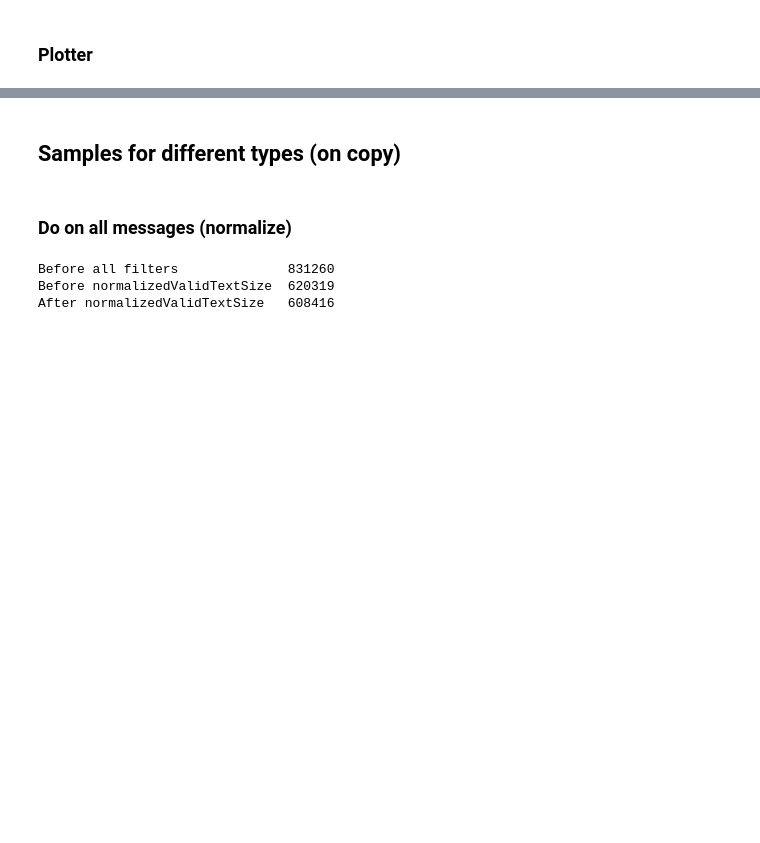
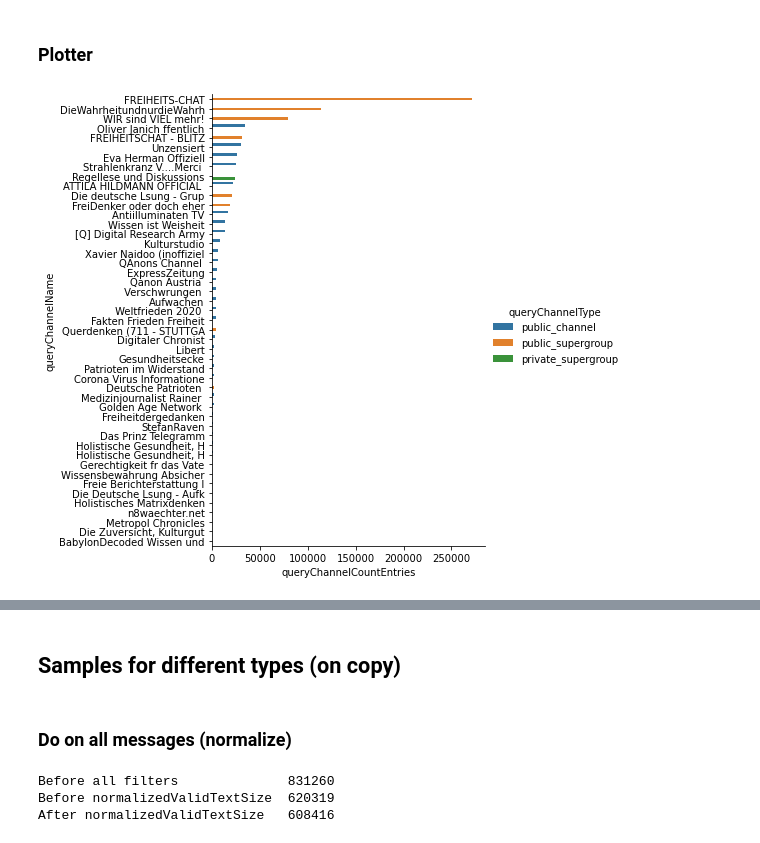
Before and after one commit to maxbundscherer/telegram-analysis, a Jupyter notebook: notebooks/Masterarbeit.ipynb, the cells around one changed output, grey strips where cells are left out. Saved outputs shown, nothing was run; the diff lists cells and outputs as text; code cells hidden in the pictures; blank space fills up the shorter version.

```diff
--- a/notebooks/Masterarbeit.ipynb
+++ b/notebooks/Masterarbeit.ipynb
@@ -422,2 +421,6 @@ def queryPlotter(attributeName):
+# %%
+queryPlotter("queryChannelCountEntries")
+# %% [output]
+[figure, added]
 # %%
 #queryPlotter("queryChannelPercentRawText")
```
Also changed, not shown: parts of 8 cells of this notebook.
